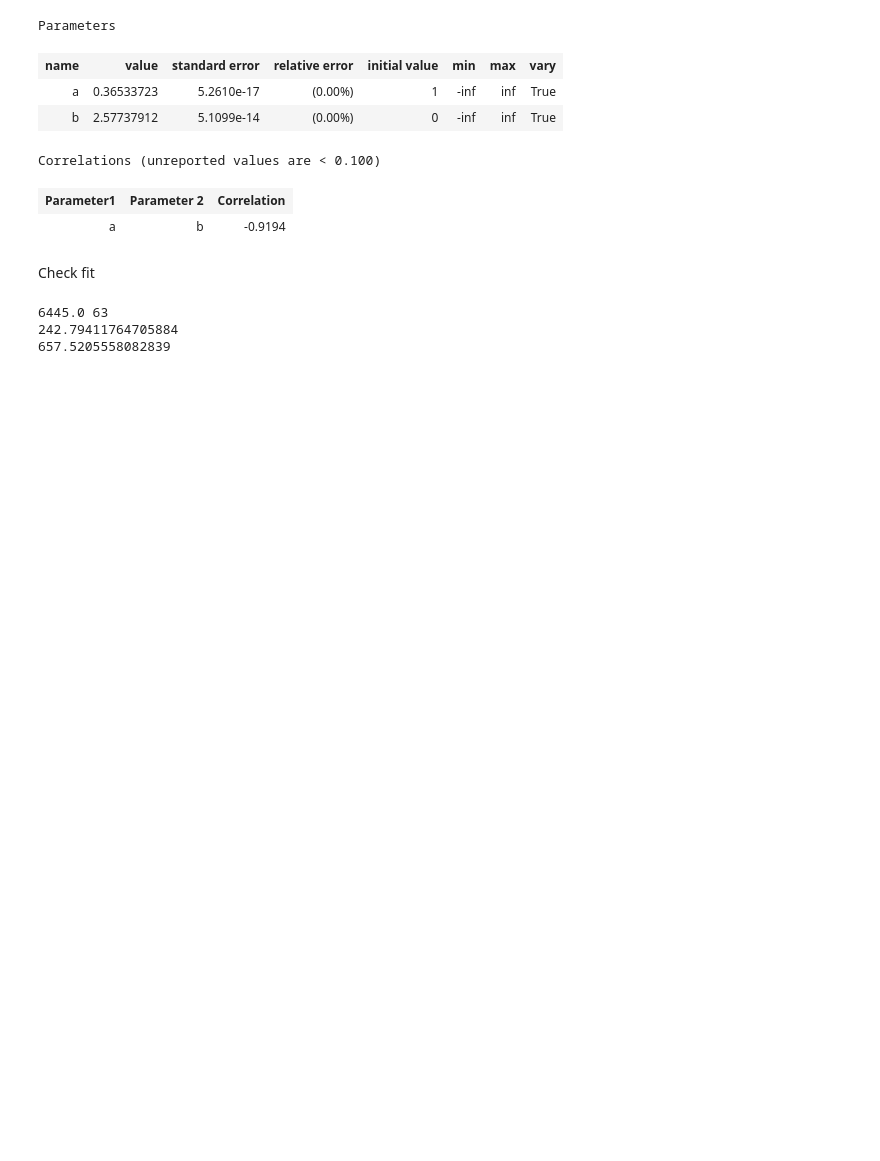
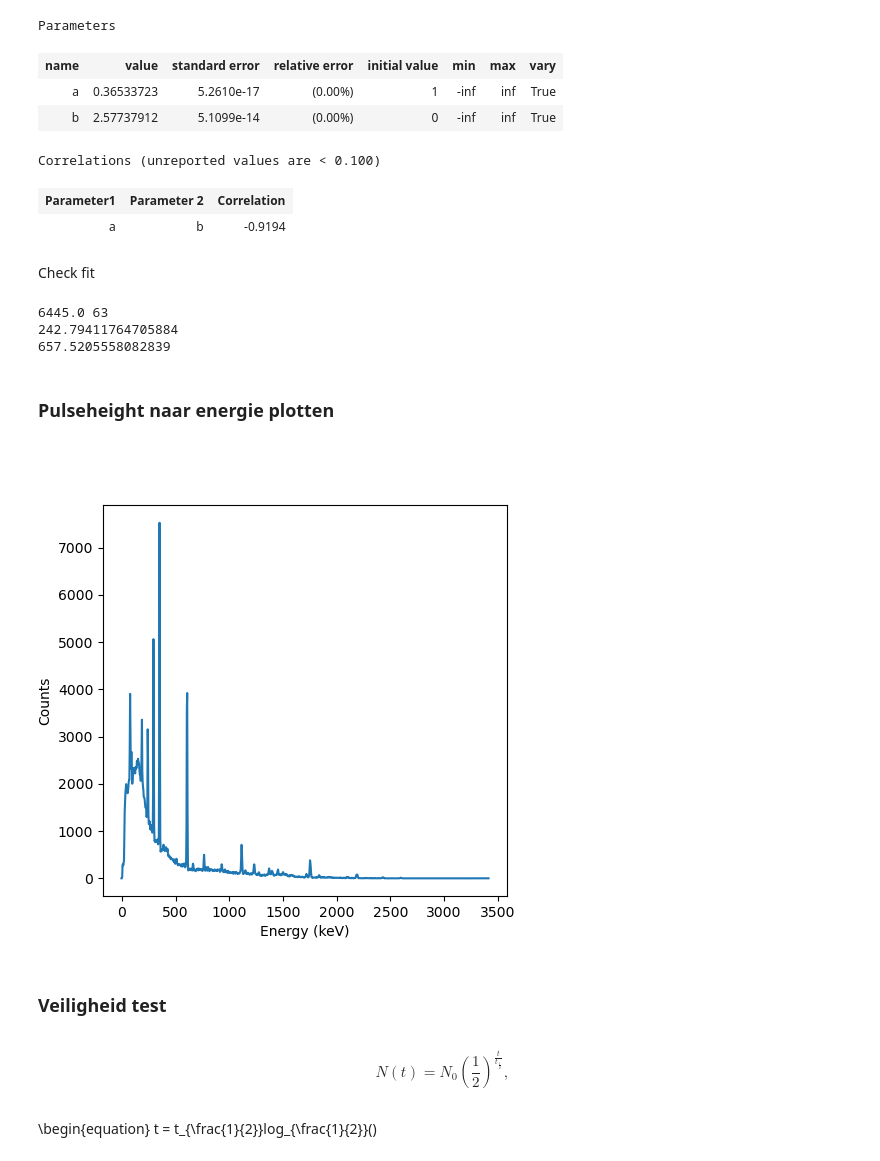
Before and after one commit to MayaDeBij13/Particle_Physics, a Jupyter notebook: Notebook_Ilias.ipynb, the cells around one changed output. Drawn from its saved outputs; the diff is of its cells as text; code cells hidden in the pictures; blank space fills up the shorter version.

```diff
--- a/Notebook_Ilias.ipynb
+++ b/Notebook_Ilias.ipynb
@@ -209,3 +210,40 @@ print(Energy)
 6445.0 63
 242.79411764705884
 657.5205558082839
+# %% [markdown]
+### Pulseheight naar energie plotten
+# %%
+plt.clf()
+
+list_count_A = []
+L_pulseheight = []
+
+with open('book4_7200_1024bins.csv', mode='r') as spectrum:
+    csv_reader = csv.reader(spectrum)
+
+    # Skip the first line (header)
+    next(csv_reader)  # This skips the first row
+
+    # Iterate through the rows
+    for row in csv_reader:
+        pulseheigt, count_A, count_B = row
+
+        list_count_A.append(float(count_A ))
+        L_pulseheight.append(((float(pulseheigt) - 2.577)/0.3653))
+        # print(count_A)
+
+plt.plot(L_pulseheight, list_count_A, linestyle = 'solid', label = "Book 1")
+plt.xlabel("Energy (keV)")
+plt.ylabel("Counts")
+plt.show()
+# %% [output]
+[figure, added]
+# %% [markdown]
+### Veiligheid test
+# %% [markdown]
+\begin{equation}
+    N(t) = N_0\left(\frac{1}{2}\right)^{\frac{t}{t_\frac{1}{2}}},
+\end{equation}
+# %% [markdown]
+\begin{equation}
+t = t_{\frac{1}{2}}log_{\frac{1}{2}}()
```
Also changed, not shown: parts of 3 cells of this notebook, 3 other files.
